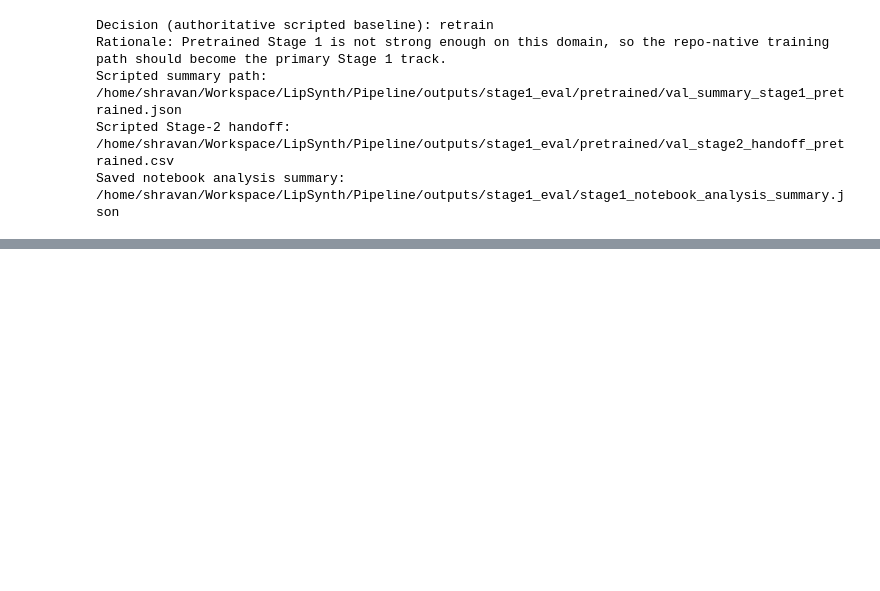
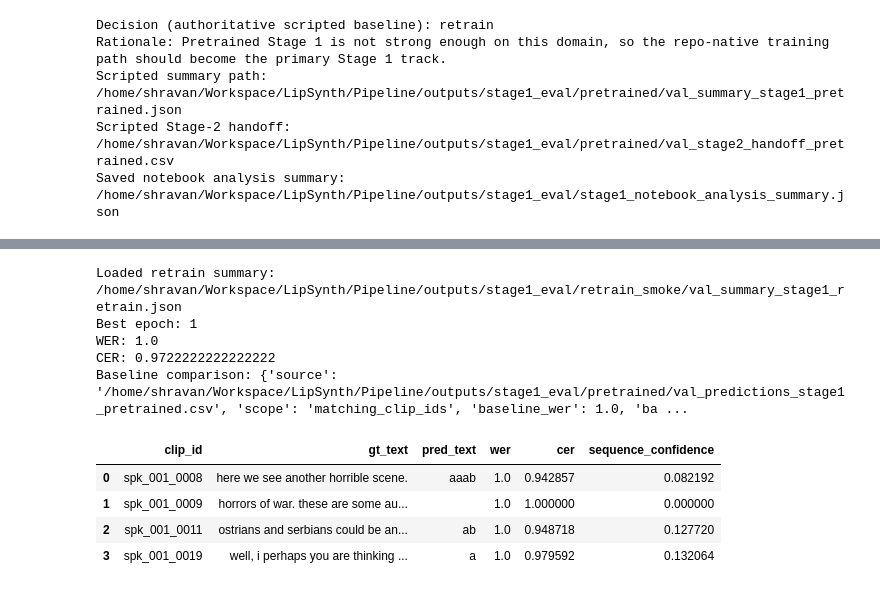
Before and after one commit to ChaitanyaUppalapati/LipSynth, a Jupyter notebook: Pipeline/notebooks/stage1_lipvoicer_eval.ipynb, the cells around one changed output, grey strips where cells are left out. Saved outputs shown, nothing was run; the diff lists cells and outputs as text; code cells hidden in the pictures; blank space fills up the shorter version.

```diff
--- a/Pipeline/notebooks/stage1_lipvoicer_eval.ipynb
+++ b/Pipeline/notebooks/stage1_lipvoicer_eval.ipynb
@@ -1111,0 +1167,36 @@ Saved notebook analysis summary: /home/shravan/Workspace/LipSynth/Pipeline/outpu
+# %%
+summary_candidates = [
+    retrain_full_dir / 'val_summary_stage1_retrain.json',
+    retrain_smoke_dir / 'val_summary_stage1_retrain.json',
+]
+
+retrain_summary_path = next((p for p in summary_candidates if p.exists()), None)
+if retrain_summary_path is None:
+    print('No Stage 1 retrain summary found yet. Run the previous cell first.')
+else:
+    retrain_summary = json.loads(retrain_summary_path.read_text())
+    print('Loaded retrain summary:', retrain_summary_path)
+    print('Best epoch:', retrain_summary.get('best_epoch'))
+    best_metrics = retrain_summary.get('best_eval_metrics') or retrain_summary.get('metrics') or {}
+    print('WER:', best_metrics.get('overall_wer'))
+    print('CER:', best_metrics.get('overall_cer'))
+    print('Baseline comparison:', retrain_summary.get('baseline_comparison'))
+
+    pred_path = Path(retrain_summary['outputs']['predictions_csv'])
+    if not pred_path.is_absolute():
+        pred_path = PIPELINE_ROOT / pred_path
+    if pred_path.exists():
+        retrain_pred_df = pd.read_csv(pred_path, keep_default_na=False)
+        display(retrain_pred_df[['clip_id', 'gt_text', 'pred_text', 'wer', 'cer', 'sequence_confidence']].head(10))
+    retrain_summary
+# %% [output]
+Loaded retrain summary: /home/shravan/Workspace/LipSynth/Pipeline/outputs/stage1_eval/retrain_smoke/val_summary_stage1_retrain.json
+Best epoch: 1
+WER: 1.0
+CER: 0.9722222222222222
+Baseline comparison: {'source': '/home/shravan/Workspace/LipSynth/Pipeline/outputs/stage1_eval/pretrained/val_predictions_stage1_pretrained.csv', 'scope': 'matching_clip_ids', 'baseline_wer': 1.0, 'ba ...
+|  | clip_id | gt_text | pred_text | wer | cer | sequence_confidence |
+| 0 | spk_001_0008 | here we see another horrible scene. | aaab | 1.0 | 0.942857 | 0.082192 |
+| 1 | spk_001_0009 | horrors of war. these are some au... |  | 1.0 | 1.000000 | 0.000000 |
+| 2 | spk_001_0011 | ostrians and serbians could be an... | ab | 1.0 | 0.948718 | 0.127720 |
+| 3 | spk_001_0019 | well, i perhaps you are thinking ... | a | 1.0 | 0.979592 | 0.132064 |
```
Also changed, not shown: parts of 2 cells of this notebook, 2 other files.
